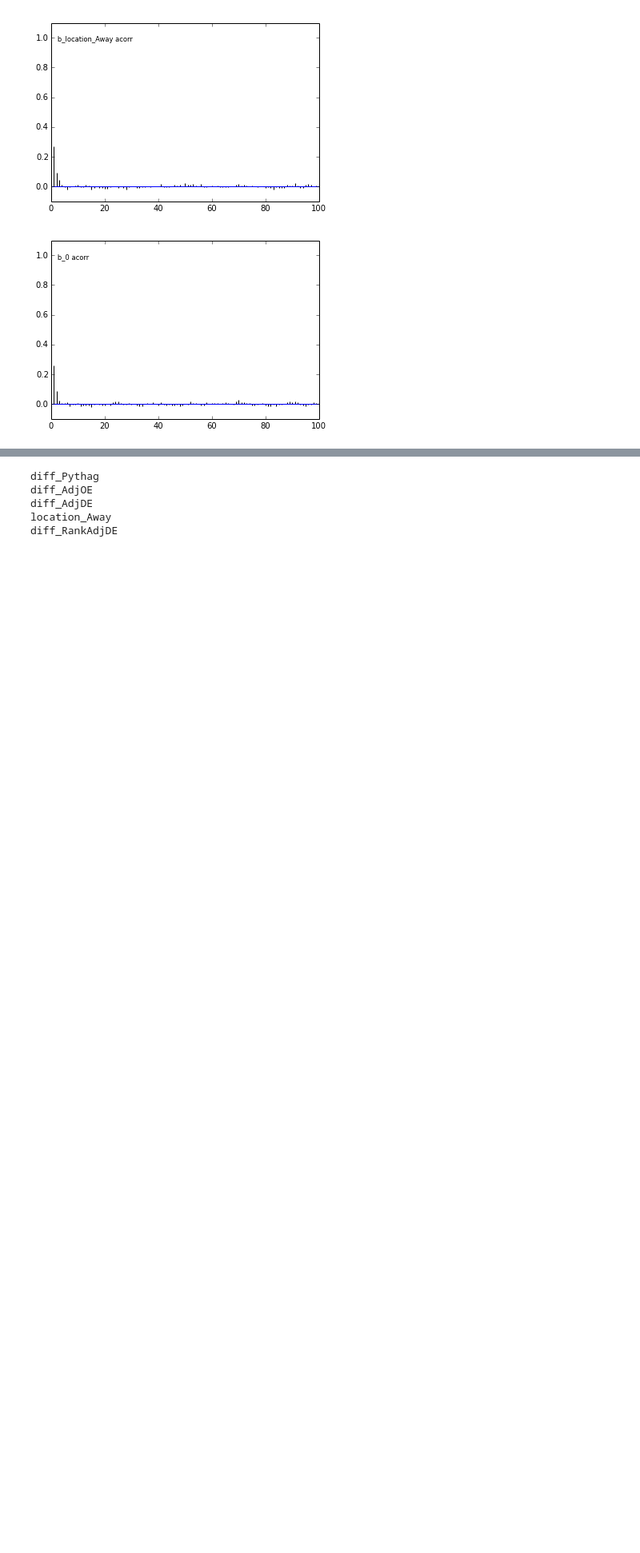
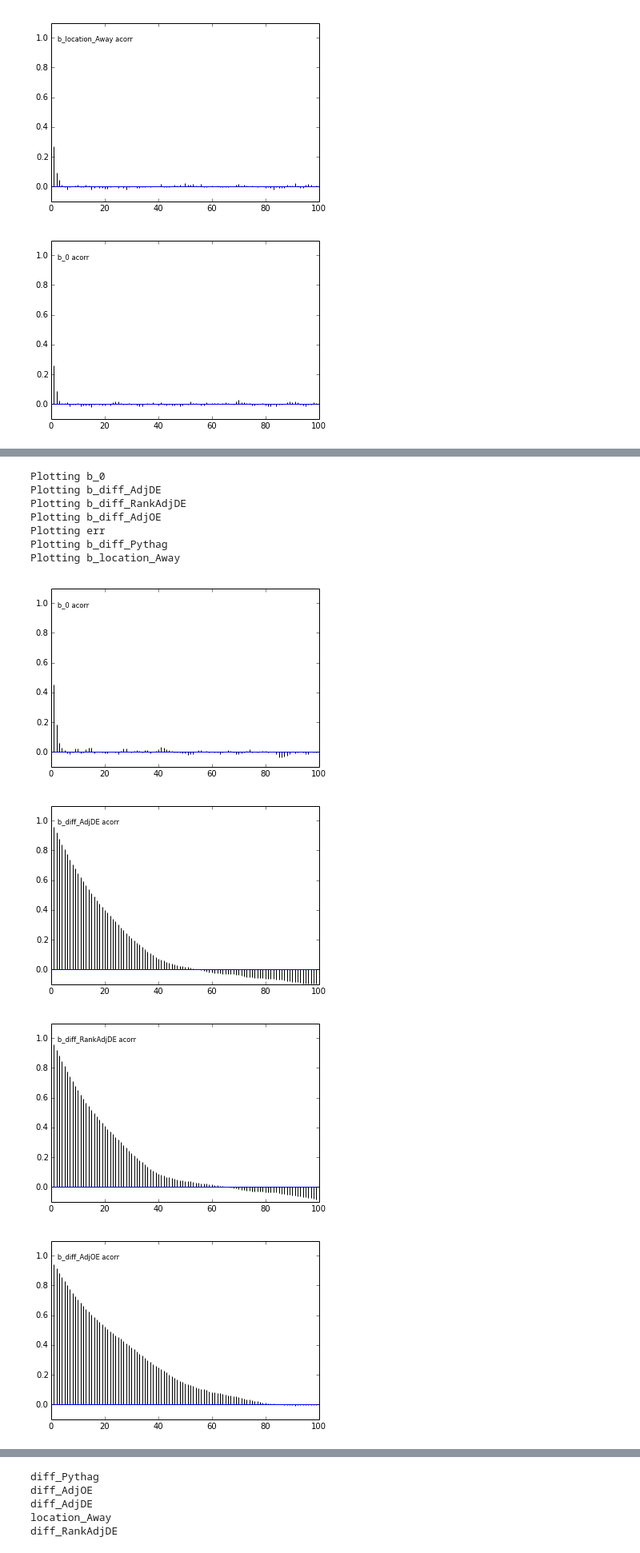
Before and after one commit to micahlanier/bayesket-ball, a Jupyter notebook: final_report/AM207_Final_Report.ipynb, the cells around one changed output, grey strips where cells are left out. Shown at 80% size. Cells and saved outputs as stored; diff of their text form; code cells hidden in the pictures; blank space fills up the shorter version.

```diff
--- a/final_report/AM207_Final_Report.ipynb
+++ b/final_report/AM207_Final_Report.ipynb
@@ -178,0 +249,15 @@ Plotting b_0
+# %%
+# No thinning
+pymc.Matplot.autocorrelation(model_mcmc)
+# %% [output]
+Plotting b_0
+Plotting b_diff_AdjDE
+Plotting b_diff_RankAdjDE
+Plotting b_diff_AdjOE
+Plotting err
+Plotting b_diff_Pythag
+Plotting b_location_Away
+[figure, added]
+[figure, added]
+[figure, added]
+[figure, added]
```
Also changed, not shown: parts of 28 cells of this notebook.
